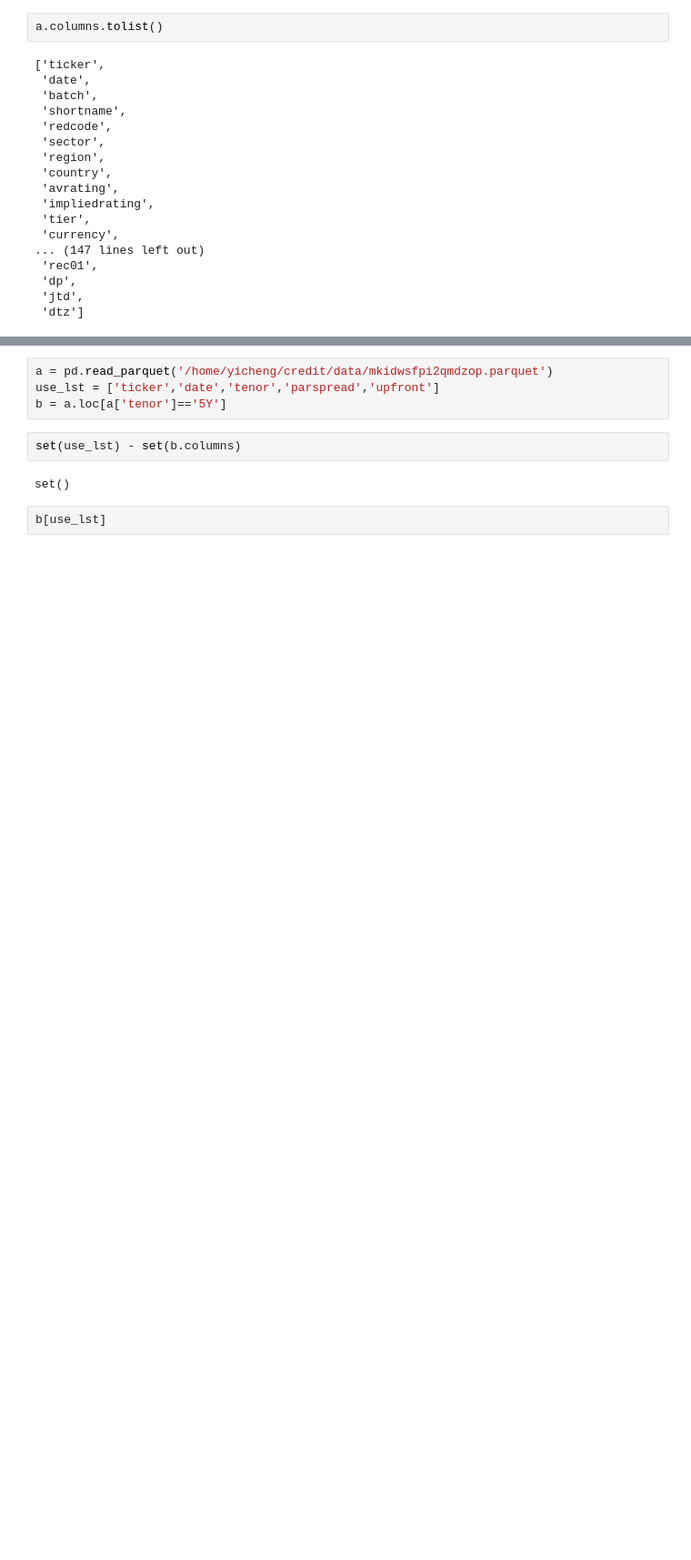
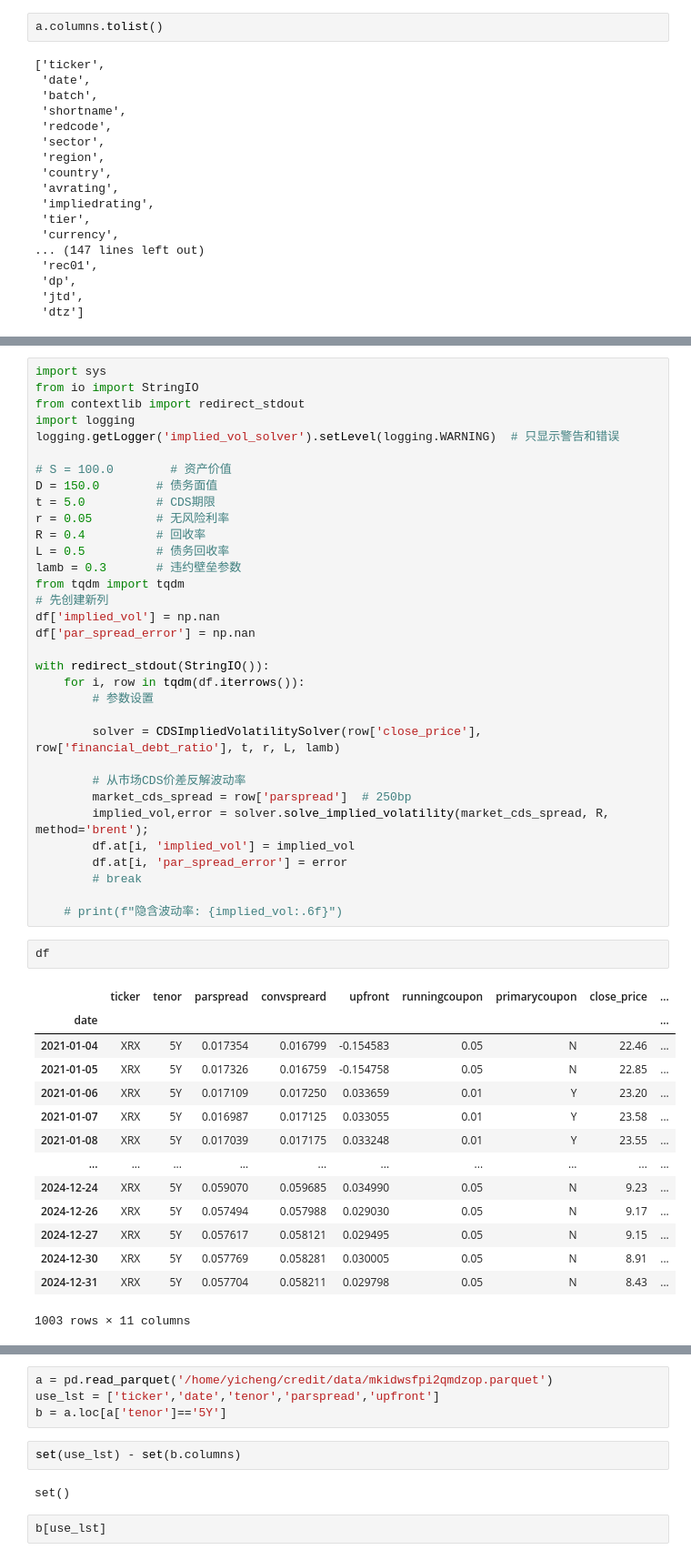
Before and after one commit to youngyicheng/credit_research, a Jupyter notebook: demo.ipynb, the cells around one changed output, grey strips where cells are left out. Shown: that part at 91% size. Drawn from its saved outputs; the diff is of its cells as text; blank space fills up the shorter version.

Commit message:
solver finished

```diff
--- a/demo.ipynb
+++ b/demo.ipynb
@@ -78,0 +134,50 @@ a.columns.tolist()
+# %%
+import sys
+from io import StringIO
+from contextlib import redirect_stdout
+import logging
+logging.getLogger('implied_vol_solver').setLevel(logging.WARNING)  # 只显示警告和错误
+
+# S = 100.0        # 资产价值
+D = 150.0        # 债务面值
+t = 5.0          # CDS期限
+r = 0.05         # 无风险利率
+R = 0.4          # 回收率
+L = 0.5          # 债务回收率
+lamb = 0.3       # 违约壁垒参数
+from tqdm import tqdm
+# 先创建新列
+df['implied_vol'] = np.nan
+df['par_spread_error'] = np.nan
+
+with redirect_stdout(StringIO()):
+    for i, row in tqdm(df.iterrows()):
+        # 参数设置
+
+        solver = CDSImpliedVolatilitySolver(row['close_price'], row['financial_debt_ratio'], t, r, L, lamb)
+
+        # 从市场CDS价差反解波动率
+        market_cds_spread = row['parspread']  # 250bp
+        implied_vol,error = solver.solve_implied_volatility(market_cds_spread, R, method='brent');
+        df.at[i, 'implied_vol'] = implied_vol
+        df.at[i, 'par_spread_error'] = error
+        # break
+
+    # print(f"隐含波动率: {implied_vol:.6f}")
+# %%
+df
+# %% [output]
+|  | ticker | tenor | parspread | convspreard | upfront | runningcoupon | primarycoupon | close_price | ... |
+| date |  |  |  |  |  |  |  |  | ... |
+| 2021-01-04 | XRX | 5Y | 0.017354 | 0.016799 | -0.154583 | 0.05 | N | 22.46 | ... |
+| 2021-01-05 | XRX | 5Y | 0.017326 | 0.016759 | -0.154758 | 0.05 | N | 22.85 | ... |
+| 2021-01-06 | XRX | 5Y | 0.017109 | 0.017250 | 0.033659 | 0.01 | Y | 23.20 | ... |
+| 2021-01-07 | XRX | 5Y | 0.016987 | 0.017125 | 0.033055 | 0.01 | Y | 23.58 | ... |
+| 2021-01-08 | XRX | 5Y | 0.017039 | 0.017175 | 0.033248 | 0.01 | Y | 23.55 | ... |
+| ... | ... | ... | ... | ... | ... | ... | ... | ... | ... |
+| 2024-12-24 | XRX | 5Y | 0.059070 | 0.059685 | 0.034990 | 0.05 | N | 9.23 | ... |
+| 2024-12-26 | XRX | 5Y | 0.057494 | 0.057988 | 0.029030 | 0.05 | N | 9.17 | ... |
+| 2024-12-27 | XRX | 5Y | 0.057617 | 0.058121 | 0.029495 | 0.05 | N | 9.15 | ... |
+| 2024-12-30 | XRX | 5Y | 0.057769 | 0.058281 | 0.030005 | 0.05 | N | 8.91 | ... |
+| 2024-12-31 | XRX | 5Y | 0.057704 | 0.058211 | 0.029798 | 0.05 | N | 8.43 | ... |
+1003 rows × 11 columns
```
Also changed, not shown: parts of 17 cells of this notebook, 8 other files.
